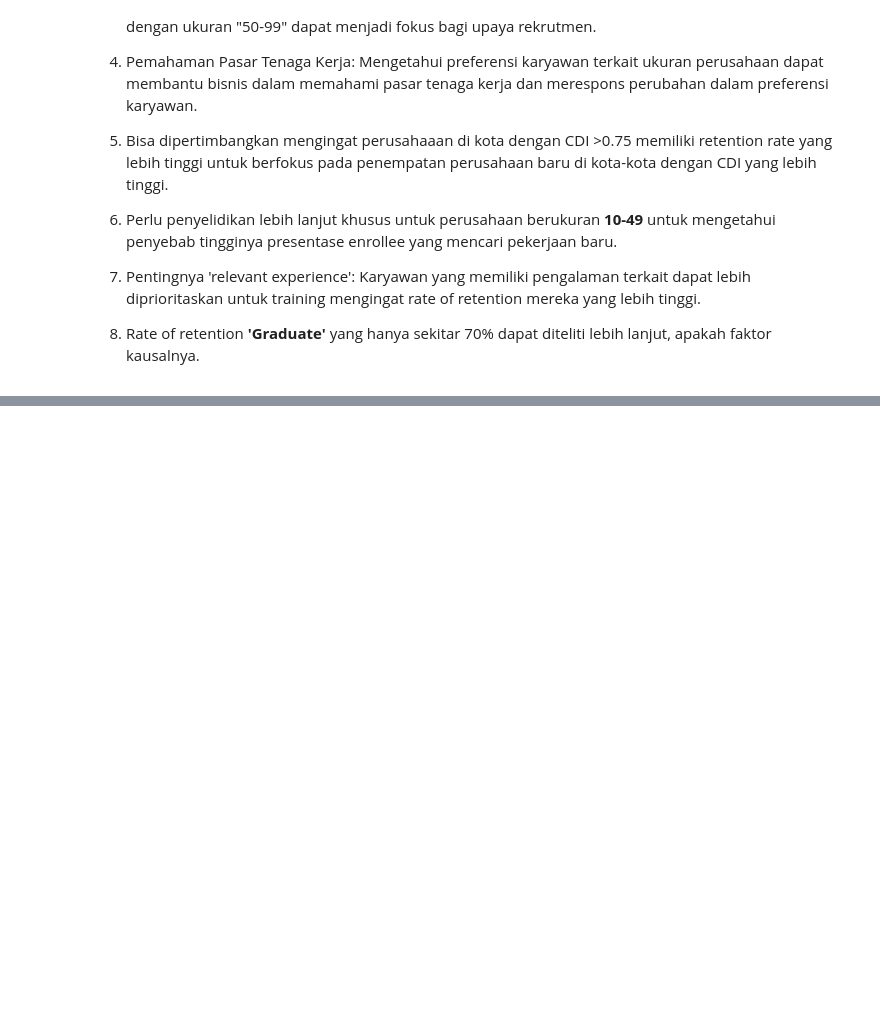
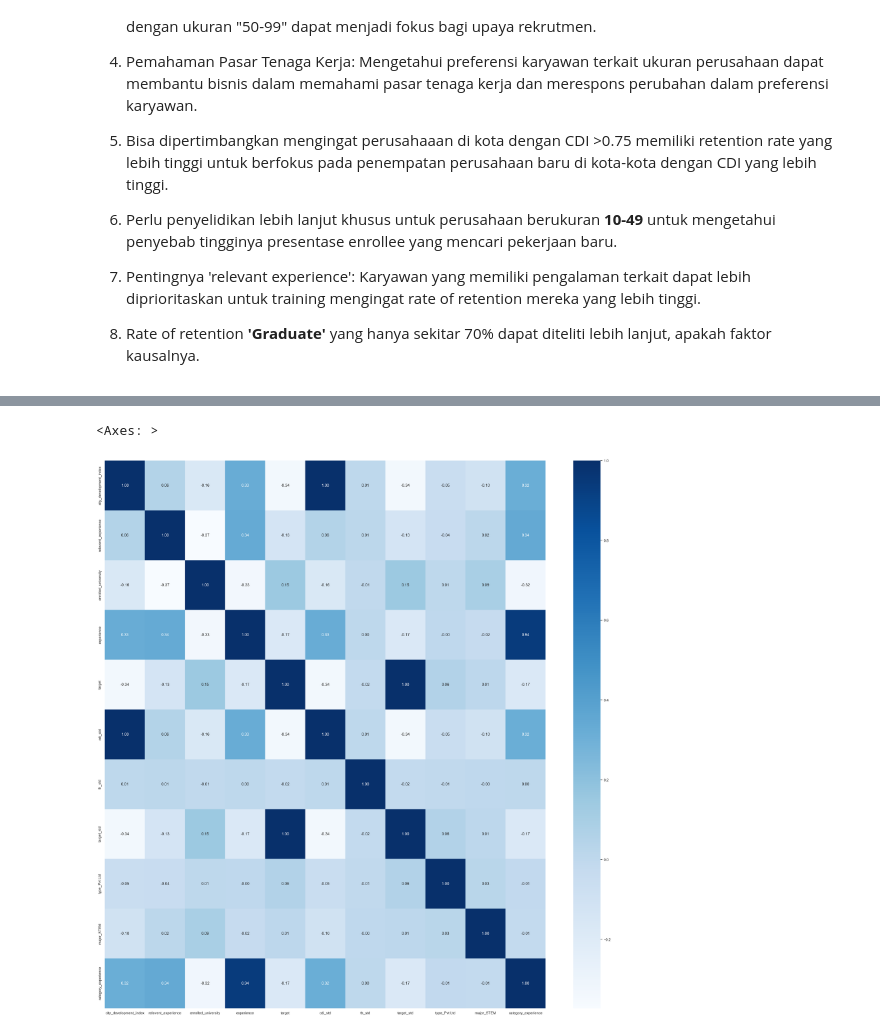
Before and after one commit to fachri34/Final-Project-Data-Science, a Jupyter notebook: HR Analytics.ipynb, the cells around one changed output, grey strips where cells are left out. Cells and saved outputs as stored; diff of their text form; code cells hidden in the pictures; blank space fills up the shorter version.

```diff
--- a/HR Analytics.ipynb
+++ b/HR Analytics.ipynb
@@ -500,0 +914,12 @@ Insight Bisnis :
+# %%
+columns_to_drop_1 = [
+       'enrollee_id','gender','education_level','major_discipline','company_size','last_new_job','training_hours',
+       'cdi_norm',
+       'cdi_log', 'th_norm', 'th_log', 'target_norm',
+       'target_log', 'type_Early Stage Startup', 'type_Funded Startup',
+       'type_NGO', 'type_Other', 'type_Public Sector',
+       'major_Arts', 'major_Business Degree', 'major_Humanities',
+       'major_No Major', 'major_Other'
+]
+
+df_recommend = new_df.drop(columns=columns_to_drop_1)
@@ -500,0 +950,9 @@ Insight Bisnis :
+# %%
+# Membuat featur category_experience
+
+# Membuat tiga kategori berdasarkan nilai experience
+bins = [0, 6, 12, 21]  # Rentang pengalaman untuk masing-masing kategori
+labels = ['entry level', 'middle level', 'senior level']
+
+# Menggunakan cut() untuk mengelompokkan nilai berdasarkan kategori
+df_recommend['category_experience'] = pd.cut(df_recommend['experience'], bins=bins, labels=labels)
@@ -500,0 +968,9 @@ Insight Bisnis :
+# %%
+#label encoding feature category_experience
+category_experience_mapping = {
+    'entry level': 0,
+    'middle level': 1,
+    'senior level': 2
+}
+
+df_recommend['category_experience'] = df_recommend['category_experience'].map(category_experience_mapping)
@@ -500,0 +986,3 @@ Insight Bisnis :
+# %%
+# Mengubah tipe data category menjadi integer
+df_recommend['category_experience'] = df_recommend['category_experience'].cat.codes
@@ -500,0 +1012,6 @@ Insight Bisnis :
+# %%
+plt.figure(figsize=(30, 30))
+sns.heatmap(df_recommend.corr(), cmap='Blues', annot=True, fmt='.2f')
+# %% [output]
+<Axes: >
+[figure, added]
```
Also changed, not shown: parts of 60 cells of this notebook.
